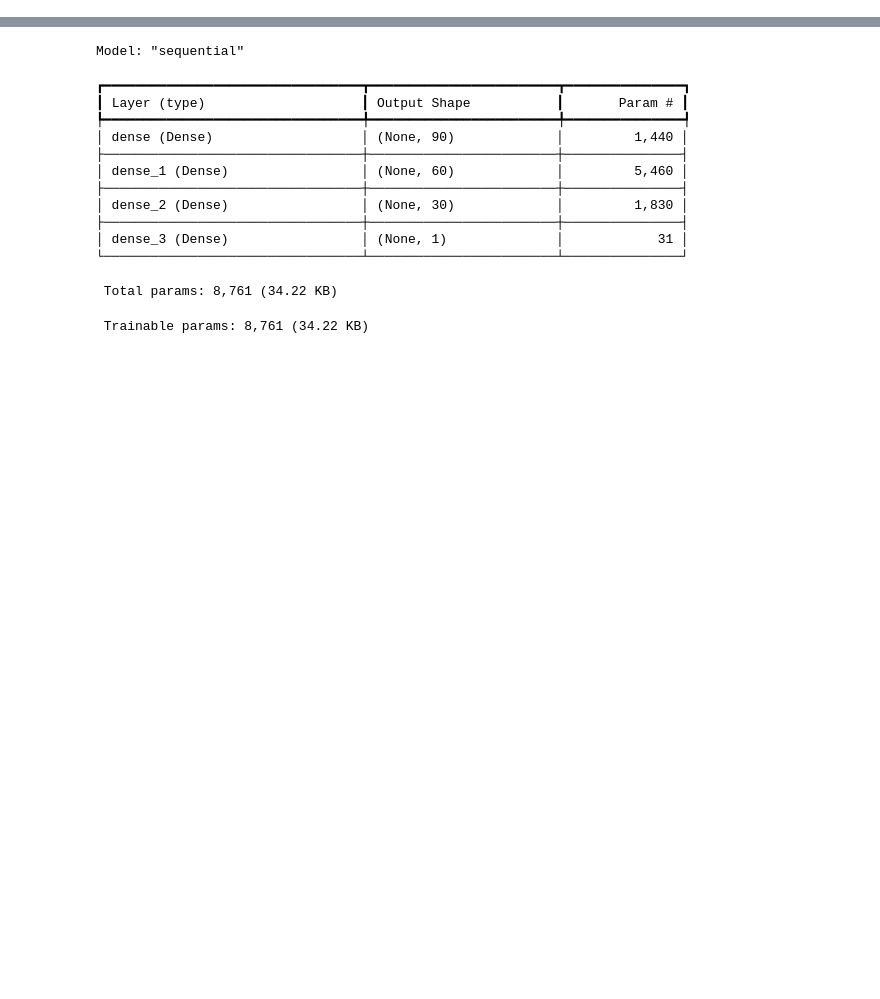
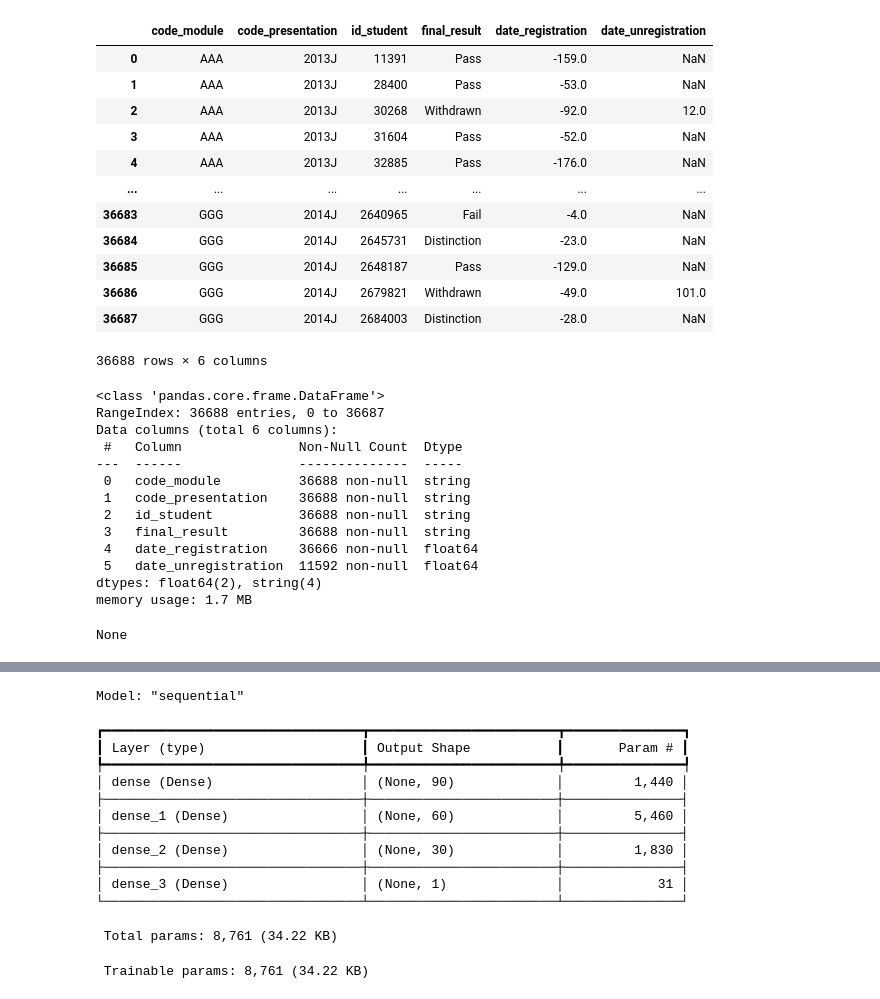
Before and after one commit to horsewell/project4, a Jupyter notebook: student_interaction_course_only.ipynb, the cells around one changed output, grey strips where cells are left out. Drawn from its saved outputs; the diff is of its cells as text; code cells hidden in the pictures; blank space fills up the shorter version.

```diff
--- a/student_interaction_course_only.ipynb
+++ b/student_interaction_course_only.ipynb
@@ -19,0 +24,42 @@ engine = create_engine("sqlite:///open_university.sqlite", echo=False)
+# %%
+student_ds = engine.execute(text("""
+SELECT sI.code_module, sI.code_presentation, sI.id_student, sI.final_result, sR.date_registration, sR.date_unregistration
+FROM studentInfo as sI
+LEFT JOIN studentRegistration as sR ON sI.id_student = sR.id_student
+WHERE NOT (sR.date_unregistration <= -11 AND sI.final_result = 'Withdrawn')
+""")).fetchall()
+
+student_df = pd.DataFrame(student_ds, columns=['code_module', 'code_presentation', 'id_student', 'final_result', 'date_registration', 'date_unregistration'])
+
+student_df = student_df.astype({'code_module':'string', 'code_presentation':'string', 'id_student':'string', 'final_result':'string'})
+
+display(student_df)
+display(student_df.info())
+# %% [output]
+|  | code_module | code_presentation | id_student | final_result | date_registration | date_unregistration |
+| 0 | AAA | 2013J | 11391 | Pass | -159.0 | NaN |
+| 1 | AAA | 2013J | 28400 | Pass | -53.0 | NaN |
+| 2 | AAA | 2013J | 30268 | Withdrawn | -92.0 | 12.0 |
+| 3 | AAA | 2013J | 31604 | Pass | -52.0 | NaN |
+| 4 | AAA | 2013J | 32885 | Pass | -176.0 | NaN |
+| ... | ... | ... | ... | ... | ... | ... |
+| 36683 | GGG | 2014J | 2640965 | Fail | -4.0 | NaN |
+| 36684 | GGG | 2014J | 2645731 | Distinction | -23.0 | NaN |
+| 36685 | GGG | 2014J | 2648187 | Pass | -129.0 | NaN |
+| 36686 | GGG | 2014J | 2679821 | Withdrawn | -49.0 | 101.0 |
+| 36687 | GGG | 2014J | 2684003 | Distinction | -28.0 | NaN |
+36688 rows × 6 columns
+<class 'pandas.core.frame.DataFrame'>
+RangeIndex: 36688 entries, 0 to 36687
+Data columns (total 6 columns):
+ #   Column               Non-Null Count  Dtype
+---  ------               --------------  -----
+ 0   code_module          36688 non-null  string
+ 1   code_presentation    36688 non-null  string
+ 2   id_student           36688 non-null  string
+ 3   final_result         36688 non-null  string
+ 4   date_registration    36666 non-null  float64
+ 5   date_unregistration  11592 non-null  float64
+dtypes: float64(2), string(4)
+memory usage: 1.7 MB
+None
```
Also changed, not shown: parts of 15 cells of this notebook, 1 other file.
